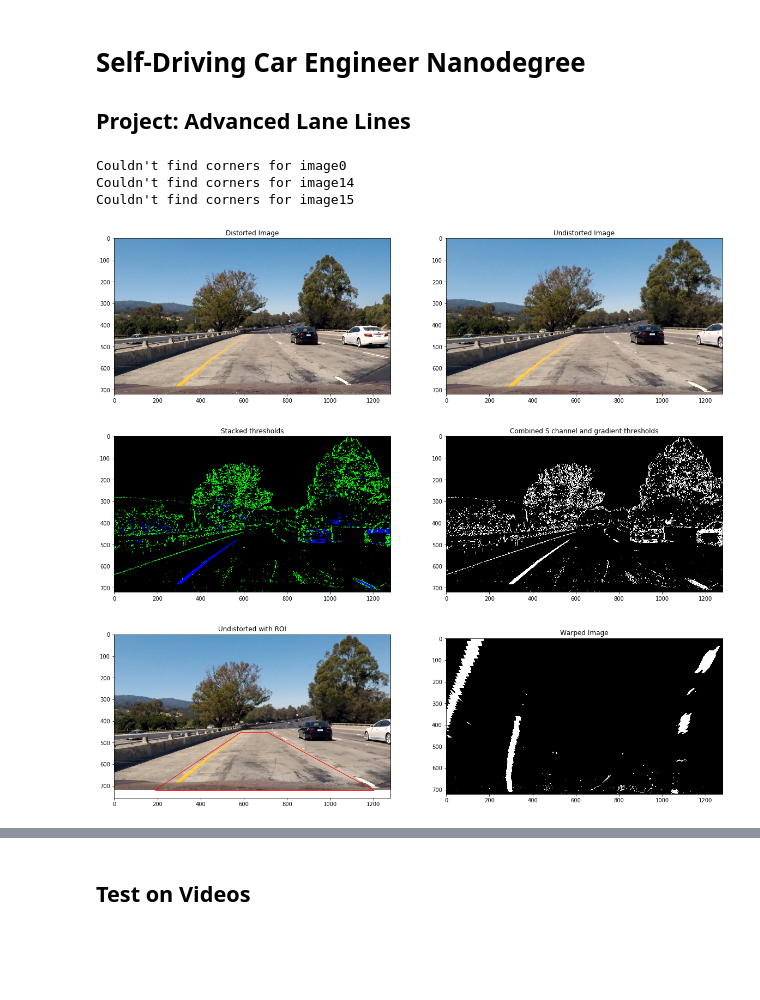
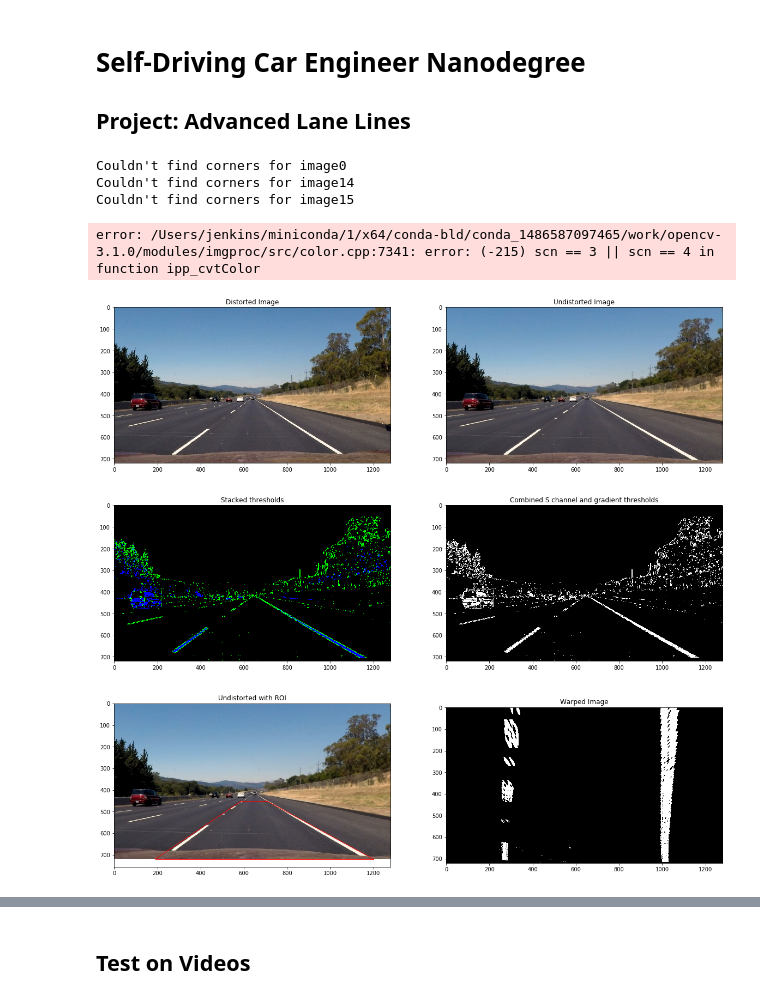
Before and after one commit to shahid-peel/Self-driving-cars_term1_project4, a Jupyter notebook: P4.ipynb, the cells around one changed output, grey strips where cells are left out. Drawn from its saved outputs; the diff is of its cells as text; code cells hidden in the pictures; blank space fills up the shorter version.

```diff
--- a/P4.ipynb
+++ b/P4.ipynb
@@ -42,6 +42,22 @@ def get_image_and_object_points(images, objpoints, imgpoints):
 
     return img.shape[::-1]
 
+def calibrate_camera():
+    # Arrays to store object points and image points from all the images.
+    objpoints = [] # 3d points in real world space
+    imgpoints = [] # 2d points in image plane.
+
+    # Make a list of calibration images
+    images = glob.glob('camera_cal/calibration*.jpg')
+
+    # Get the chessboard corners.
+    img_shape = get_image_and_object_points(images, objpoints, imgpoints)
+
+    # Calibrate the camera.
+    ret, mtx, dist, rvecs, tvecs = cv2.calibrateCamera(objpoints, imgpoints, (img_shape[0],img_shape[1]),None,None)
+
+    return mtx, dist
+
 def s_color_and_gradient_threshold(img, thresh_min, thresh_max, s_thresh_min, s_thresh_max, showImage=True):
     # Convert to HLS color space and separate the S channel
     # Note: img is the undistorted image
@@ -79,27 +95,13 @@ def s_color_and_gradient_threshold(img, thresh_min, thresh_max, s_thresh_min, s_
         f, (ax1, ax2) = plt.subplots(1, 2, figsize=(20,10))
         ax1.set_title('Stacked thresholds')
         ax1.imshow(color_binary)
+        cv2.imwrite('./my_examples/color_binary.jpg', cv2.cvtColor(color_binary, cv2.COLOR_BGR2RGB))
 
         ax2.set_title('Combined S channel and gradient thresholds')
         ax2.imshow(combined_binary, cmap='gray')
+        cv2.imwrite('./my_examples/combined_binary.jpg', combined_binary)
 
     return combined_binary
-
-def calibrate_camera():
-    # Arrays to store object points and image points from all the images.
-    objpoints = [] # 3d points in real world space
-    imgpoints = [] # 2d points in image plane.
-
-    # Make a list of calibration images
-    images = glob.glob('camera_cal/calibration*.jpg')
-
-    # Get the chessboard corners.
-    img_shape = get_image_and_object_points(images, objpoints, imgpoints)
-
-    # Calibrate the camera.
-    ret, mtx, dist, rvecs, tvecs = cv2.calibrateCamera(objpoints, imgpoints, (img_shape[0],img_shape[1]),None,None)
-
-    return mtx, dist
 
 def create_warped_image_and_display(img, matx, distM, showImage=True):
     # Test the calibration by undistorting with the calculated parameters
@@ -110,9 +112,11 @@ def create_warped_image_and_display(img, matx, distM, showImage=True):
         f, (ax1, ax2) = plt.subplots(1, 2, figsize=(20,10))
         ax1.set_title('Distorted Image')
         ax1.imshow(img)
+        cv2.imwrite('./my_examples/distorted_image.jpg', cv2.cvtColor(img, cv2.COLOR_BGR2RGB))
 
         ax2.set_title('Undistorted Image')
         ax2.imshow(undist)
+        cv2.imwrite('./my_examples/undistorted_image.jpg', cv2.cvtColor(undist, cv2.COLOR_BGR2RGB))
 
     # Get lane pixels using color and gradient of lines.
     binary_lanes = s_color_and_gradient_threshold(undist, thresh_min = 20, thresh_max = 100, s_thresh_min = 170, s_thresh_max = 255, showImage=showImage)
@@ -129,34 +133,36 @@ def create_warped_image_and_display(img, matx, distM, showImage=True):
     # d) use cv2.getPerspectiveTransform() to get M, the transform matrix
     M = cv2.getPerspectiveTransform(src, dst)
 
     # get inverse transformation matrix
     Minv = cv2.getPerspectiveTransform(dst, src)
 
     # e) use cv2.warpPerspective() to warp your image to a top-down view
     warped = cv2.warpPerspective(binary_lanes, M, (binary_lanes.shape[1], binary_lanes.shape[0]), flags=cv2.INTER_LINEAR)
 
     if showImage:
         f, (ax1, ax2) = plt.subplots(1, 2, figsize=(20,10))
         ax1.set_title('Undistorted with ROI')
         ax1.imshow(undist)
         ax1.plot((src[0][0],src[1][0]), (src[0][1],src[1][1]), color='r', linestyle='-', linewidth=1)
         ax1.plot((src[1][0],src[2][0]), (src[1][1],src[2][1]), color='r', linestyle='-', linewidth=1)
         ax1.plot((src[2][0],src[3][0]), (src[2][1],src[3][1]), color='r', linestyle='-', linewidth=1)
         ax1.plot((src[3][0],src[0][0]), (src[3][1],src[0][1]), color='r', linestyle='-', linewidth=1)
 
         ax2.set_title('Warped Image')
         ax2.imshow(warped, cmap='gray')
+        cv2.imwrite('./my_examples/warped.jpg', cv2.cvtColor(warped, cv2.COLOR_BGR2RGB))
 
     return warped, undist, Minv
 
 mtx, dist = calibrate_camera()
-img = cv2.imread('test_images/test1.jpg')
+img = cv2.imread('test_images/straight_lines2.jpg')
 img2 = cv2.cvtColor(img, cv2.COLOR_BGR2RGB)
 warped, undist, Minv = create_warped_image_and_display(img2, mtx, dist)
 # %% [output]
 Couldn't find corners for image0
 Couldn't find corners for image14
 Couldn't find corners for image15
+error: /Users/jenkins/miniconda/1/x64/conda-bld/conda_1486587097465/work/opencv-3.1.0/modules/imgproc/src/color.cpp:7341: error: (-215) scn == 3 || scn == 4 in function ipp_cvtColor
-[figure, old version]
+[figure, new version]
-[figure, old version]
+[figure, new version]
-[figure, old version]
+[figure, new version]
```
Also changed, not shown: parts of 4 cells of this notebook, 8 other files.
